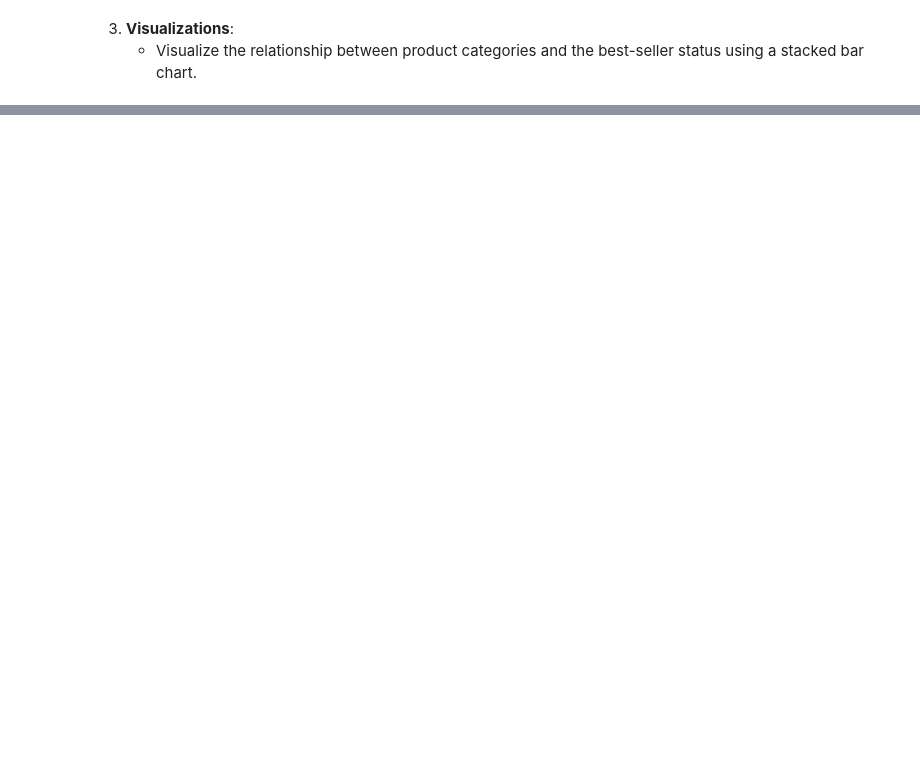
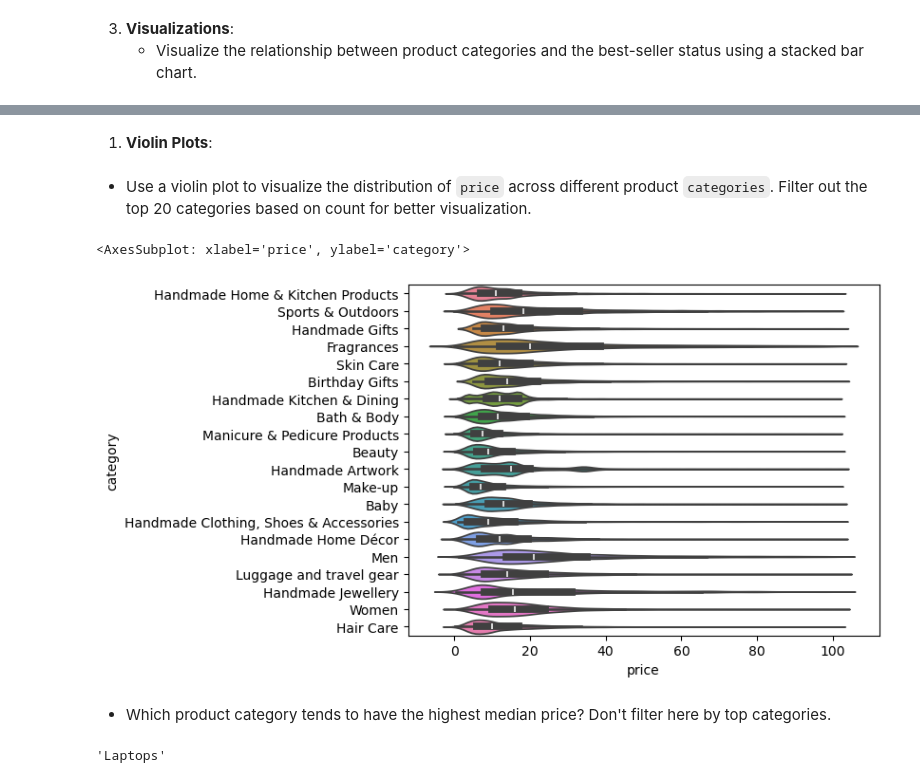
Before and after one commit to jalbin/lab-eda-bivariate, a Jupyter notebook: lab_eda_bivariate.ipynb, the cells around one changed output, grey strips where cells are left out. Drawn from its saved outputs; the diff is of its cells as text; code cells hidden in the pictures; blank space fills up the shorter version.

```diff
--- a/lab_eda_bivariate.ipynb
+++ b/lab_eda_bivariate.ipynb
@@ -114,0 +82,20 @@ iqr = df['price'].quantile([0.25, 0.75])[0.75] - df['price'].quantile([0.25, 0.7
+# %%
+q3, q1 = df['price'].quantile([0.25, 0.75])[0.75], df['price'].quantile([0.25, 0.75])[0.25]
+iqr = q3 - q1
+l_bound , u_bound = q1 - 1.5 * iqr , q3 + 1.5 * iqr
+df1 = df[(df['price'] >= l_bound) & (df['price'] <= u_bound)]
+# %% [markdown]
+1. **Violin Plots**:
+# %% [markdown]
+- Use a violin plot to visualize the distribution of `price` across different product `categories`. Filter out the top 20 categories based on count for better visualization.
+# %%
+sns.violinplot(data=df1[df1['category'].isin(df1['category'].value_counts().sort_values(ascending=False).head(20).index)], y='category', x='price', hue='category')
+# %% [output]
+<AxesSubplot: xlabel='price', ylabel='category'>
+[figure, added]
+# %% [markdown]
+- Which product category tends to have the highest median price? Don't filter here by top categories.
+# %%
+list(df.groupby('category')['price'].median().sort_values(ascending=False).head(1).index)[0]
+# %% [output]
+'Laptops'
```
Also changed, not shown: parts of 52 cells of this notebook.
